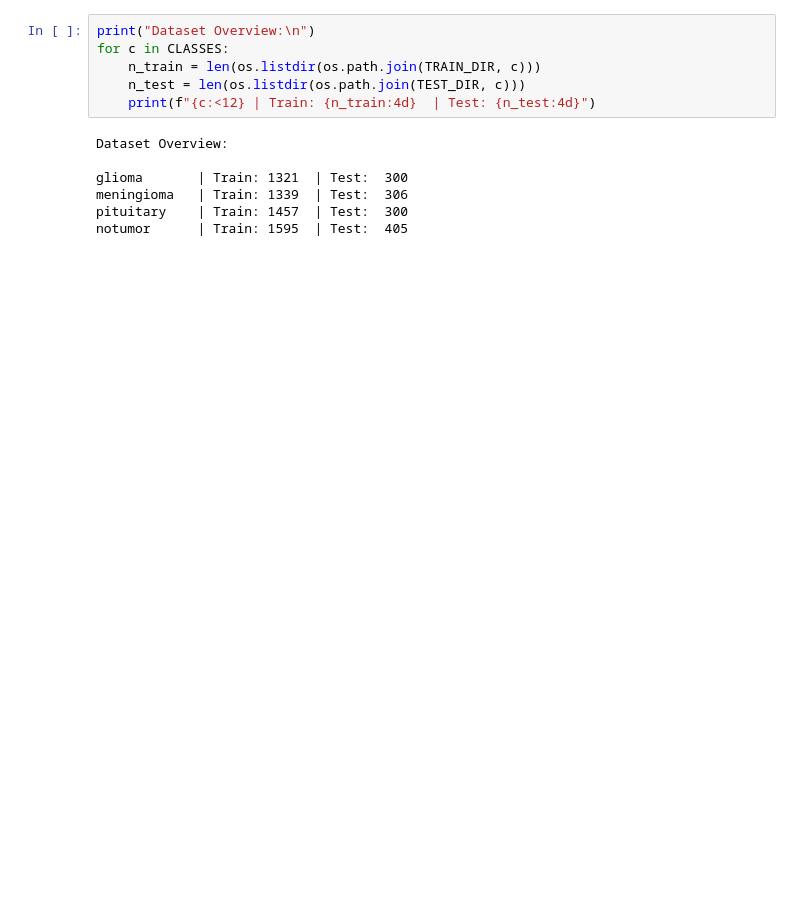
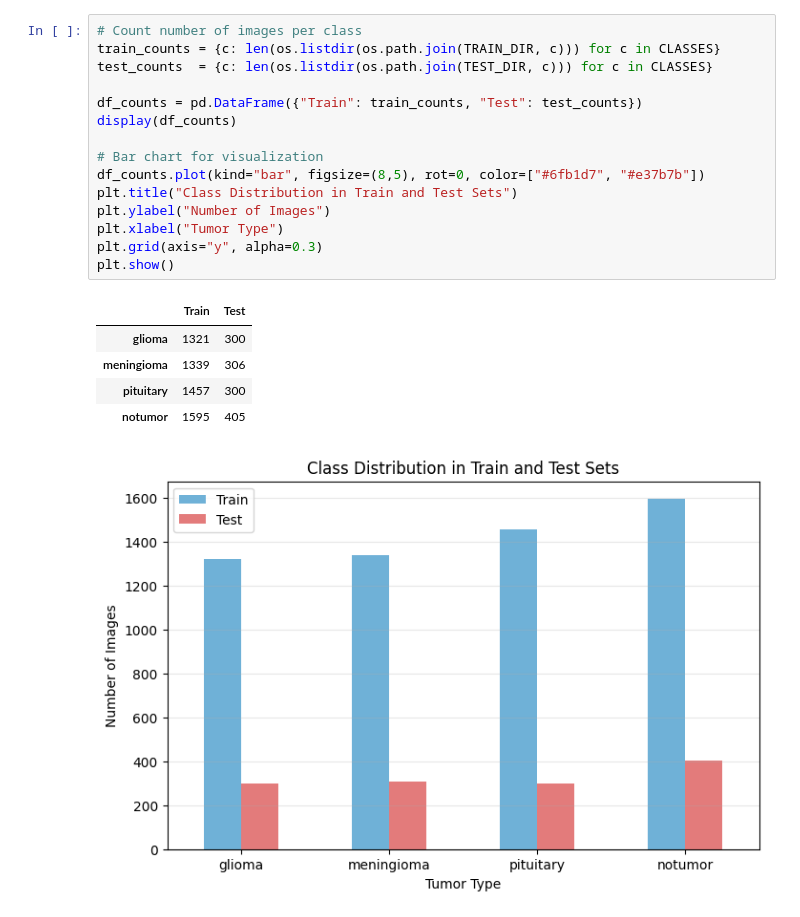
Before and after one commit to HardityaGhuman/MRI_classification, a Jupyter notebook: notebooks/01_data_understanding.ipynb, the cells around one changed output. Drawn from its saved outputs; the diff is of its cells as text; blank space fills up the shorter version.

```diff
--- a/notebooks/01_data_understanding.ipynb
+++ b/notebooks/01_data_understanding.ipynb
@@ -26,16 +19,25 @@ print("Environment set up successfully.")
 # %% [output]
 Environment set up successfully.
 # %%
-print("Dataset Overview:\n")
-for c in CLASSES:
-    n_train = len(os.listdir(os.path.join(TRAIN_DIR, c)))
-    n_test = len(os.listdir(os.path.join(TEST_DIR, c)))
-    print(f"{c:<12} | Train: {n_train:4d}  | Test: {n_test:4d}")
+# Count number of images per class
+train_counts = {c: len(os.listdir(os.path.join(TRAIN_DIR, c))) for c in CLASSES}
+test_counts  = {c: len(os.listdir(os.path.join(TEST_DIR, c))) for c in CLASSES}
+
+df_counts = pd.DataFrame({"Train": train_counts, "Test": test_counts})
+display(df_counts)
+
+# Bar chart for visualization
+df_counts.plot(kind="bar", figsize=(8,5), rot=0, color=["#6fb1d7", "#e37b7b"])
+plt.title("Class Distribution in Train and Test Sets")
+plt.ylabel("Number of Images")
+plt.xlabel("Tumor Type")
+plt.grid(axis="y", alpha=0.3)
+plt.show()
 # %% [output]
-Dataset Overview:
-
-glioma       | Train: 1321  | Test:  300
-meningioma   | Train: 1339  | Test:  306
-pituitary    | Train: 1457  | Test:  300
-notumor      | Train: 1595  | Test:  405
+|  | Train | Test |
+| glioma | 1321 | 300 |
+| meningioma | 1339 | 306 |
+| pituitary | 1457 | 300 |
+| notumor | 1595 | 405 |
+[figure, added]
 # %%
```
Also changed, not shown: parts of 6 cells of this notebook, 6 other files.
